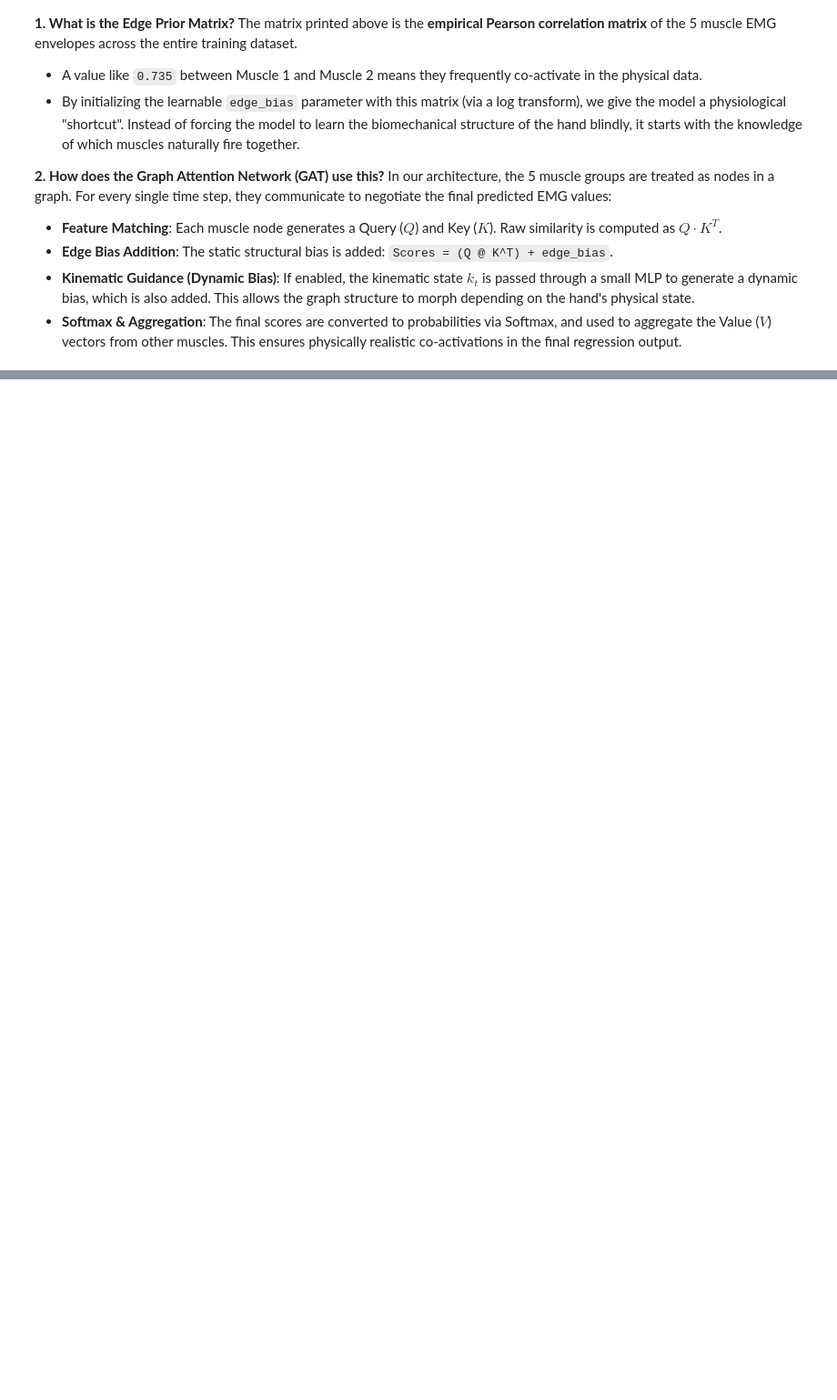
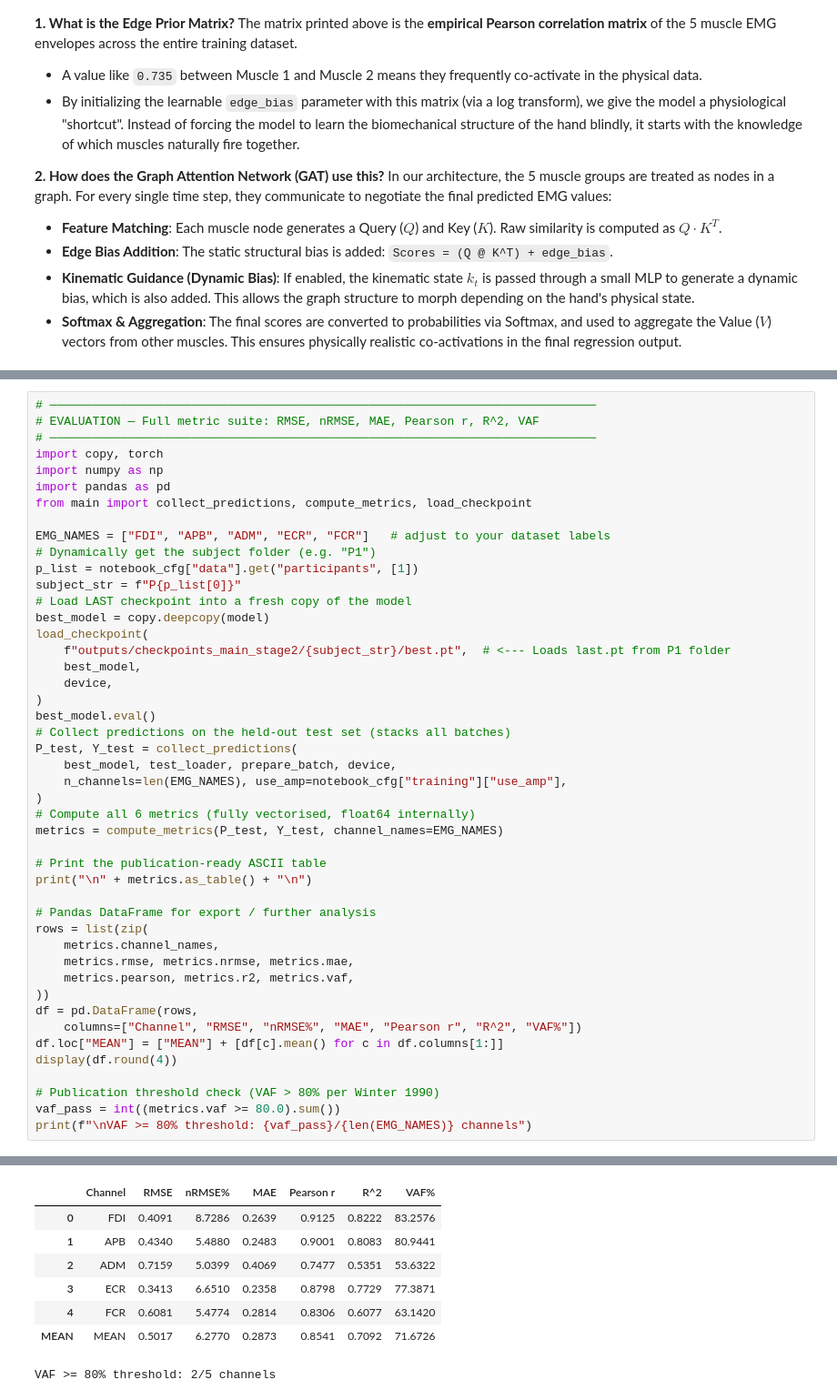
Before and after one commit to MohammadMahdi-Sharifbeigy/eeg-emg-grasp-decoder, a Jupyter notebook: main.ipynb, the cells around one changed output, grey strips where cells are left out. Shown at 91% size. Cells and saved outputs as stored; diff of their text form; blank space fills up the shorter version.

```diff
--- a/main.ipynb
+++ b/main.ipynb
@@ -616,0 +517,47 @@ with torch.no_grad():
+# %%
+# ─────────────────────────────────────────────────────────────────────────────
+# EVALUATION — Full metric suite: RMSE, nRMSE, MAE, Pearson r, R^2, VAF
+# ─────────────────────────────────────────────────────────────────────────────
+import copy, torch
+import numpy as np
+import pandas as pd
+from main import collect_predictions, compute_metrics, load_checkpoint
+
+EMG_NAMES = ["FDI", "APB", "ADM", "ECR", "FCR"]   # adjust to your dataset labels
+# Dynamically get the subject folder (e.g. "P1")
+p_list = notebook_cfg["data"].get("participants", [1])
+subject_str = f"P{p_list[0]}"
+# Load LAST checkpoint into a fresh copy of the model
+best_model = copy.deepcopy(model)
+load_checkpoint(
+    f"outputs/checkpoints_main_stage2/{subject_str}/best.pt",  # <--- Loads last.pt from P1 folder
+    best_model,
+    device,
+)
+best_model.eval()
+# Collect predictions on the held-out test set (stacks all batches)
+P_test, Y_test = collect_predictions(
+    best_model, test_loader, prepare_batch, device,
+    n_channels=len(EMG_NAMES), use_amp=notebook_cfg["training"]["use_amp"],
+)
+# Compute all 6 metrics (fully vectorised, float64 internally)
+metrics = compute_metrics(P_test, Y_test, channel_names=EMG_NAMES)
+
+# Print the publication-ready ASCII table
+print("\n" + metrics.as_table() + "\n")
+
+# Pandas DataFrame for export / further analysis
+rows = list(zip(
+    metrics.channel_names,
+    metrics.rmse, metrics.nrmse, metrics.mae,
+    metrics.pearson, metrics.r2, metrics.vaf,
+))
+df = pd.DataFrame(rows,
+    columns=["Channel", "RMSE", "nRMSE%", "MAE", "Pearson r", "R^2", "VAF%"])
+df.loc["MEAN"] = ["MEAN"] + [df[c].mean() for c in df.columns[1:]]
+display(df.round(4))
+
+# Publication threshold check (VAF > 80% per Winter 1990)
+vaf_pass = int((metrics.vaf >= 80.0).sum())
+print(f"\nVAF >= 80% threshold: {vaf_pass}/{len(EMG_NAMES)} channels")
+# %% [output]
@@ -616,0 +575,8 @@ with torch.no_grad():
+|  | Channel | RMSE | nRMSE% | MAE | Pearson r | R^2 | VAF% |
+| 0 | FDI | 0.4091 | 8.7286 | 0.2639 | 0.9125 | 0.8222 | 83.2576 |
+| 1 | APB | 0.4340 | 5.4880 | 0.2483 | 0.9001 | 0.8083 | 80.9441 |
+| 2 | ADM | 0.7159 | 5.0399 | 0.4069 | 0.7477 | 0.5351 | 53.6322 |
+| 3 | ECR | 0.3413 | 6.6510 | 0.2358 | 0.8798 | 0.7729 | 77.3871 |
+| 4 | FCR | 0.6081 | 5.4774 | 0.2814 | 0.8306 | 0.6077 | 63.1420 |
+| MEAN | MEAN | 0.5017 | 6.2770 | 0.2873 | 0.8541 | 0.7092 | 71.6726 |
+VAF >= 80% threshold: 2/5 channels
```
Also changed, not shown: parts of 13 cells of this notebook, 3 other files.
